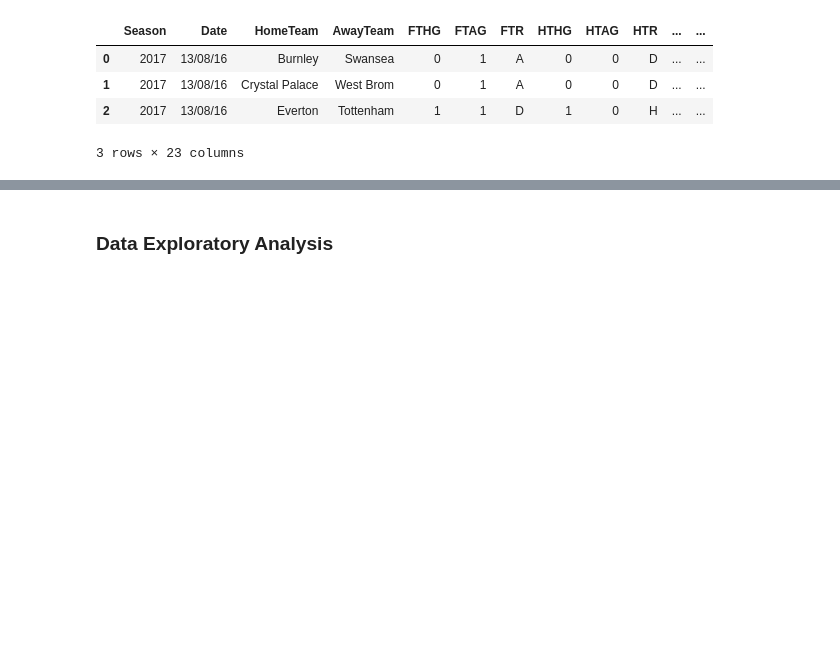
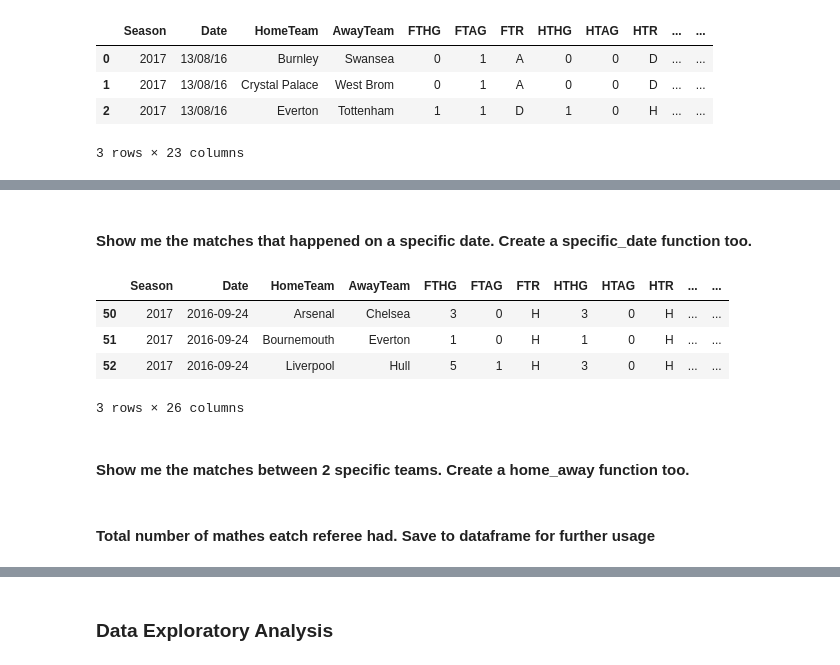
Before and after one commit to stefanosarta/premier-league, a Jupyter notebook: pl.ipynb, the cells around one changed output, grey strips where cells are left out. Cells and saved outputs as stored; diff of their text form; code cells hidden in the pictures; blank space fills up the shorter version.

```diff
--- a/pl.ipynb
+++ b/pl.ipynb
@@ -361,0 +320,14 @@ Name: Referee, dtype: int64
+# %% [markdown]
+#### Show me the matches that happened on a specific date. Create a specific_date function too.
+# %%
+specific_date = lambda x: df.loc[(df['Date'] == x )]
+
+df.loc[(df['Date'] == '24/09/16' )].head(3)
+# %% [output]
+|  | Season | Date | HomeTeam | AwayTeam | FTHG | FTAG | FTR | HTHG | HTAG | HTR | ... | ... |
+| 50 | 2017 | 2016-09-24 | Arsenal | Chelsea | 3 | 0 | H | 3 | 0 | H | ... | ... |
+| 51 | 2017 | 2016-09-24 | Bournemouth | Everton | 1 | 0 | H | 1 | 0 | H | ... | ... |
+| 52 | 2017 | 2016-09-24 | Liverpool | Hull | 5 | 1 | H | 3 | 0 | H | ... | ... |
+3 rows × 26 columns
+# %% [markdown]
+#### Show me the matches between 2 specific teams. Create a home_away function too.
@@ -361,0 +339,2 @@ Name: Referee, dtype: int64
+# %% [markdown]
+#### Total number of mathes eatch referee had. Save to dataframe for further usage
```
Also changed, not shown: parts of 104 cells of this notebook.
